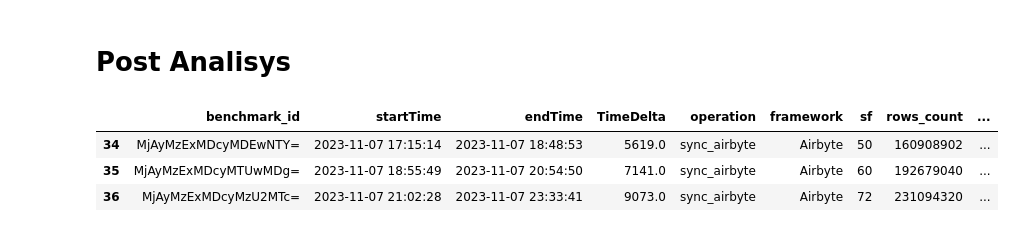
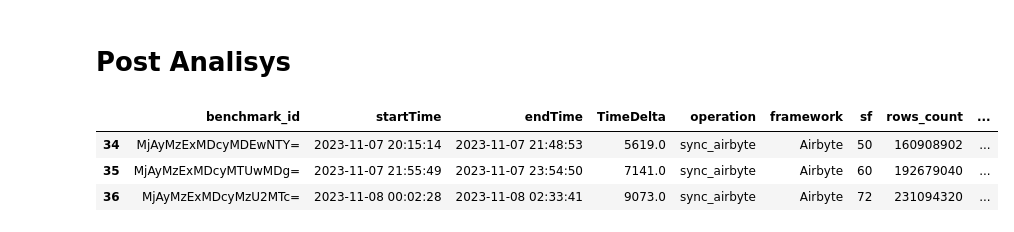
Before and after one commit to bombermal/TCC, a Jupyter notebook: Monitoring_VM/Retrieve/pre_analisys.ipynb, the cells around one changed output. Cells and saved outputs as stored; diff of their text form; code cells hidden in the pictures.

```diff
--- a/Monitoring_VM/Retrieve/pre_analisys.ipynb
+++ b/Monitoring_VM/Retrieve/pre_analisys.ipynb
@@ -219,20 +220,20 @@ my_metrics = [
 # %%
 status_fixed_time = status.copy()
 status_fixed_time = status_fixed_time.merge(target_grouped, left_on=["framework", "benchmark_id"],
                                             right_on=["framework", "benchmark_id"], how="inner")
 
 cols = ['benchmark_id', 'startTime', 'TimeDelta', "operation", "framework", "sf", "rows_count", "total_size_bytes"]
 status_fixed_time = pd.concat([status_fixed_time, status_airbyte.merge(target_grouped, left_on=["framework", "benchmark_id"], right_on=["framework", "benchmark_id"], how="inner")[cols]])
 
 mask = status_fixed_time.endTime.isnull()
 status_fixed_time.loc[mask, "endTime"] = status_fixed_time.loc[mask, "startTime"] + status_fixed_time.loc[mask, "TimeDelta"].apply(lambda x: timedelta(seconds=x))
 status_fixed_time.reset_index(drop=True, inplace=True)
-status_fixed_time.startTime = status_fixed_time.startTime - timedelta(hours=3)
-status_fixed_time.endTime = status_fixed_time.endTime - timedelta(hours=3)
+status_fixed_time.startTime = status_fixed_time.startTime# - timedelta(hours=3)
+status_fixed_time.endTime = status_fixed_time.endTime# - timedelta(hours=3)
 
 status_fixed_time.tail(3)
 # %% [output]
 |  | benchmark_id | startTime | endTime | TimeDelta | operation | framework | sf | rows_count | ... |
-| 34 | MjAyMzExMDcyMDEwNTY= | 2023-11-07 17:15:14 | 2023-11-07 18:48:53 | 5619.0 | sync_airbyte | Airbyte | 50 | 160908902 | ... |
-| 35 | MjAyMzExMDcyMTUwMDg= | 2023-11-07 18:55:49 | 2023-11-07 20:54:50 | 7141.0 | sync_airbyte | Airbyte | 60 | 192679040 | ... |
-| 36 | MjAyMzExMDcyMzU2MTc= | 2023-11-07 21:02:28 | 2023-11-07 23:33:41 | 9073.0 | sync_airbyte | Airbyte | 72 | 231094320 | ... |
+| 34 | MjAyMzExMDcyMDEwNTY= | 2023-11-07 20:15:14 | 2023-11-07 21:48:53 | 5619.0 | sync_airbyte | Airbyte | 50 | 160908902 | ... |
+| 35 | MjAyMzExMDcyMTUwMDg= | 2023-11-07 21:55:49 | 2023-11-07 23:54:50 | 7141.0 | sync_airbyte | Airbyte | 60 | 192679040 | ... |
+| 36 | MjAyMzExMDcyMzU2MTc= | 2023-11-08 00:02:28 | 2023-11-08 02:33:41 | 9073.0 | sync_airbyte | Airbyte | 72 | 231094320 | ... |
```
Also changed, not shown: parts of 7 cells of this notebook, 5 other files.
